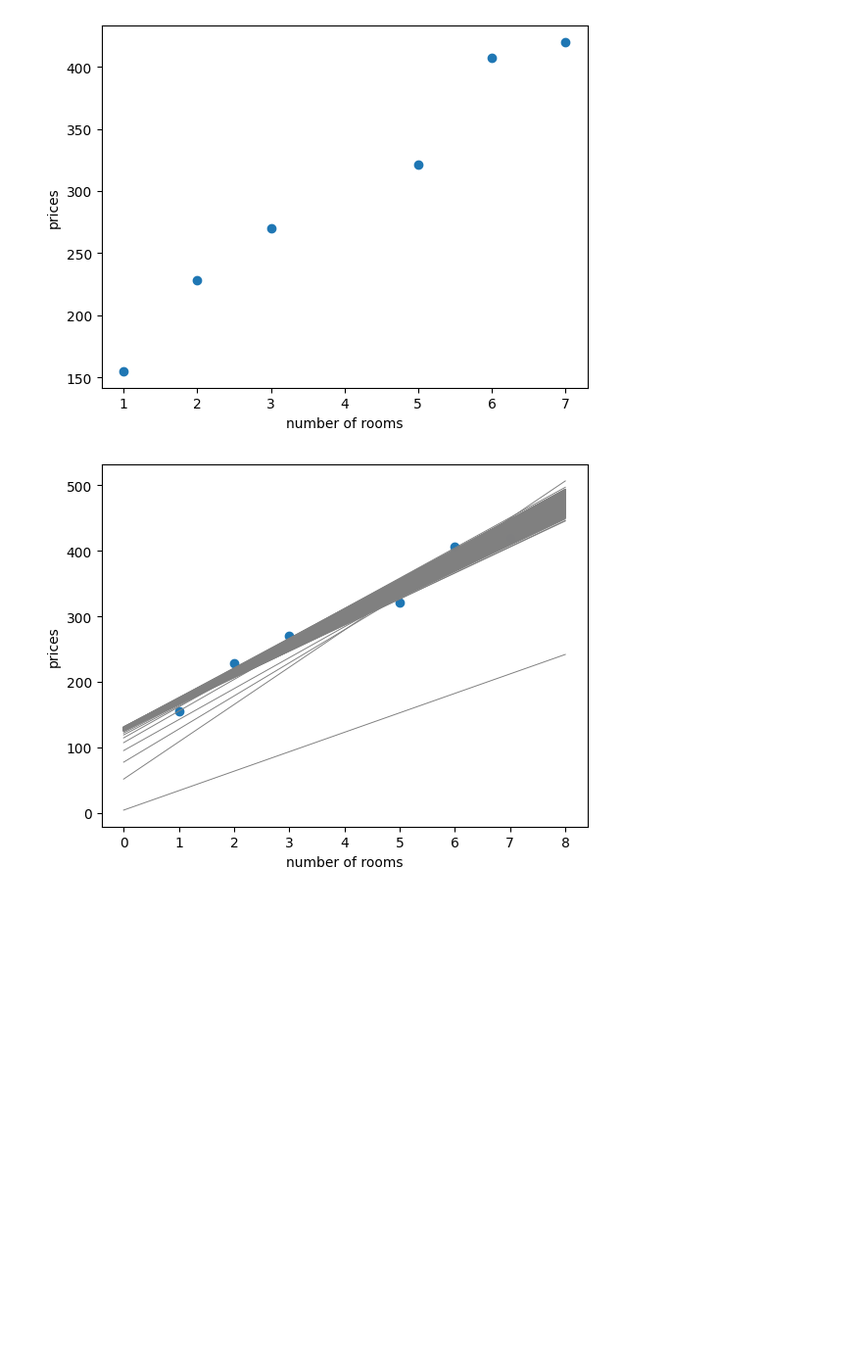
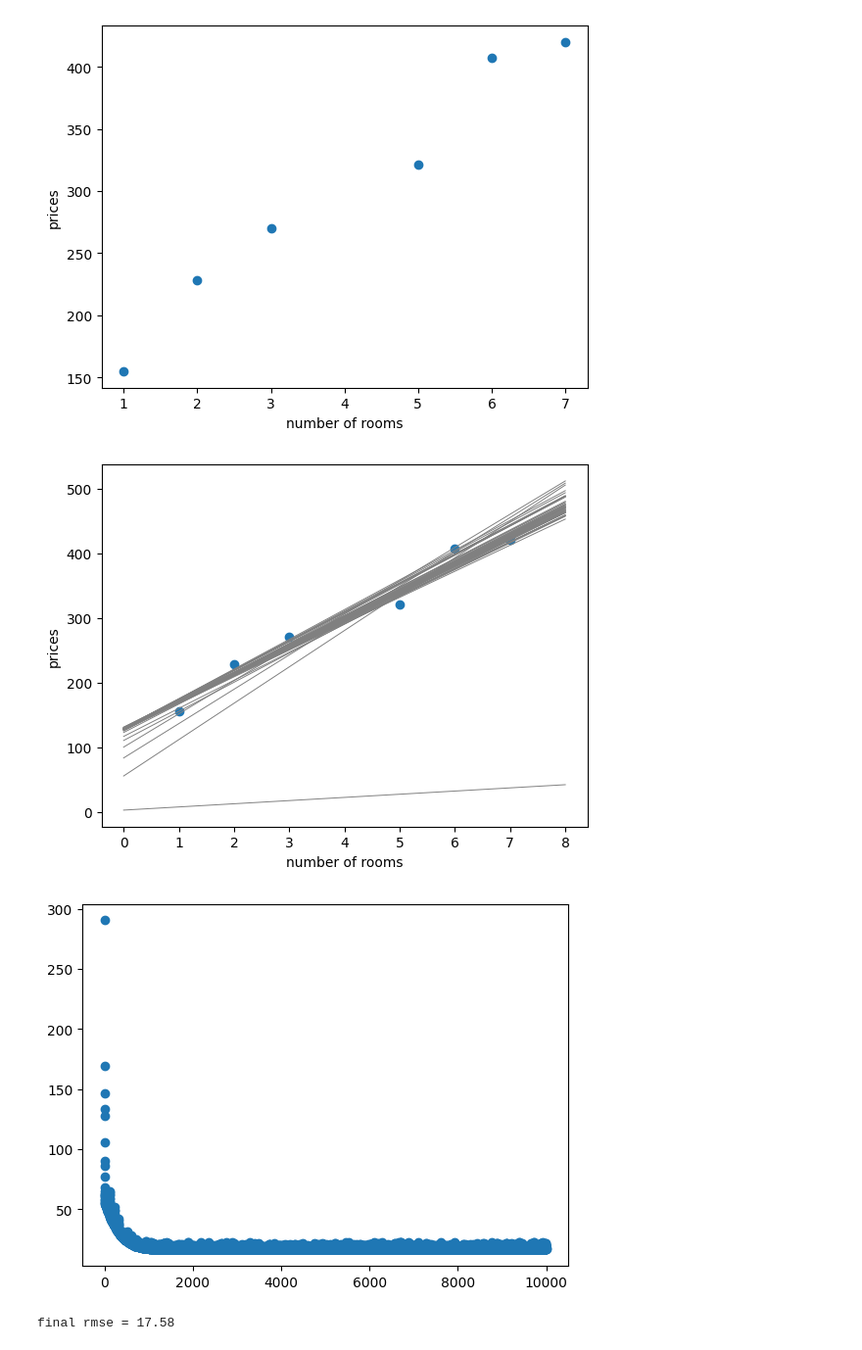
Before and after one commit to akshin-kuvshin/grokking-machine-learning, a Jupyter notebook: 3-linear-regression/coding_linear_regression.ipynb, the cells around one changed output. Shown: that part at 98% size. Cells and saved outputs as stored; diff of their text form; code cells hidden in the pictures; blank space fills up the shorter version.

```diff
--- a/3-linear-regression/coding_linear_regression.ipynb
+++ b/3-linear-regression/coding_linear_regression.ipynb
@@ -9,10 +10,15 @@ def update(slope, intercept, x, y, learning_rate=0.01):
     slope += learning_rate * x * d
     intercept += learning_rate * d
     return slope, intercept
+# %%
+def rmse(x, y):
+    d = np.subtract(x, y)
+    return np.sqrt(np.dot(d, d) / len(d))
 # %%
 def linear_regression(X, Y, learning_rate=0.01, epochs=1_000, visual=False, period=100):
     slope = random.random()
     intercept = random.random()
+    errors = []
 
     if visual:
         utils.plot_points(X, Y)
@@ -24,9 +30,20 @@ def linear_regression(X, Y, learning_rate=0.01, epochs=1_000, visual=False, peri
                                             X[i],
                                             Y[i],
                                             learning_rate=learning_rate)
+
+        prediction = list(map(lambda x: slope * x + intercept, X))
+        error = rmse(prediction, Y)
+        errors.append(error)
+
         if visual and epoch % period == 0:
             utils.draw_line(slope, intercept)
 
+    plt.show()
+    if visual:
+        plt.scatter(range(len(errors)), errors)
+        plt.show()
+        print(f'final rmse = {errors[-1]:.2f}')
+
     return slope, intercept
 # %%
 features = np.array([1, 2, 3, 5, 6, 7])
@@ -37,11 +54,13 @@ utils.plot_points(features, labels)
 # %%
 slope, intercept = linear_regression(features,
                                                                labels,
-                                                               epochs=100_000,
+                                                               epochs=10_000,
                                                                visual=True,
                                                                period=200)
 # %% [output]
-[figure, old version]
+[figure, new version]
+[figure, added]
+final rmse = 17.58
 # %%
 print(f'Price per room = {slope:.2f}$.')
 print(f'Base house price = {intercept:.2f}$.')
```
Also changed, not shown: parts of 3 cells of this notebook, 2 other files.
